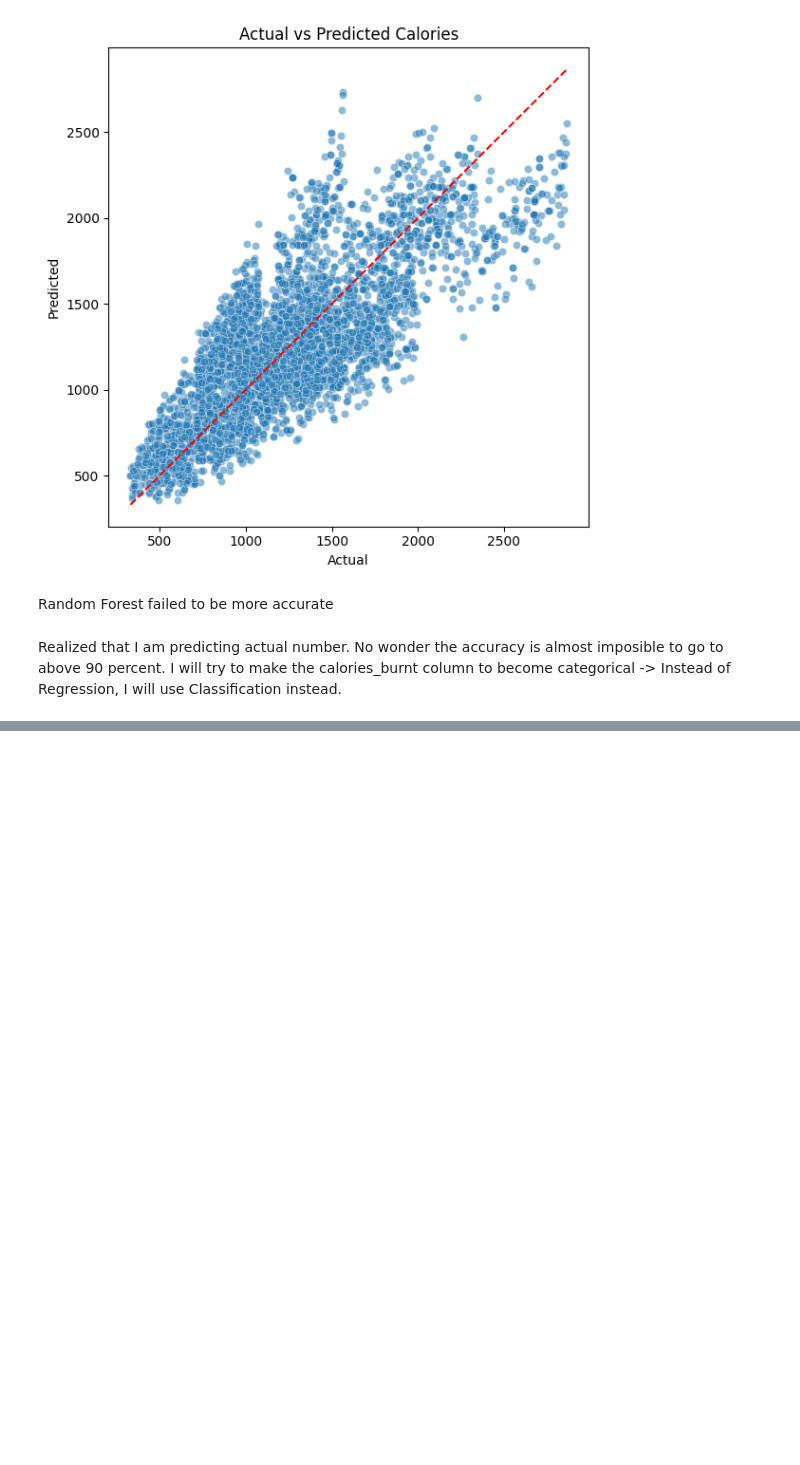
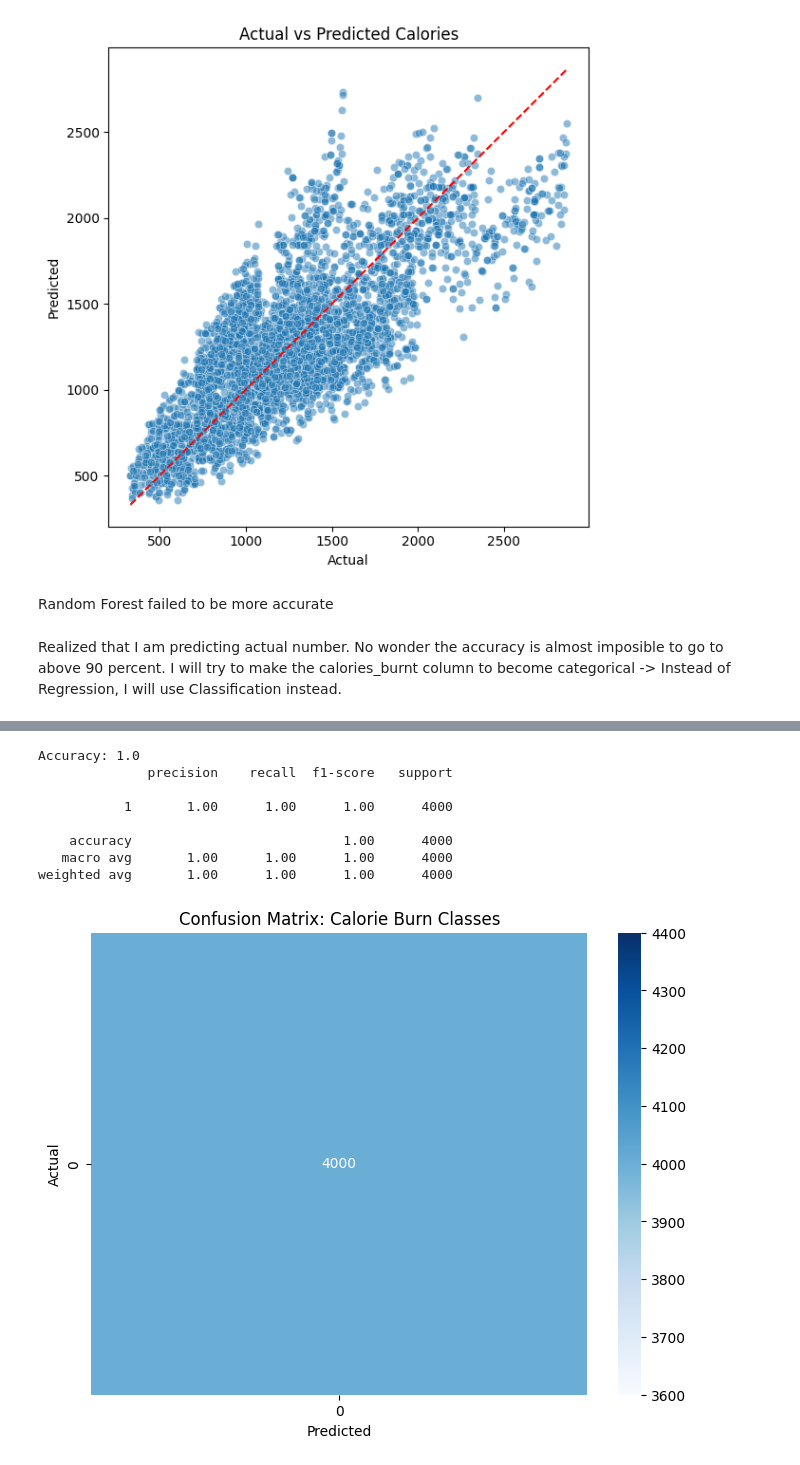
Before and after one commit to luciuswilbert/life_style_ml_Classification, a Jupyter notebook: main.ipynb, the cells around one changed output, grey strips where cells are left out. Cells and saved outputs as stored; diff of their text form; code cells hidden in the pictures; blank space fills up the shorter version.

Commit message:
Actually, when I convert let's say 0 to 250 becoming '1', it becomes blurry, the model cannot catch the actual number of the calories burnt

```diff
--- a/main.ipynb
+++ b/main.ipynb
@@ -438,0 +473,48 @@ File saved as Calories_Burned_Categorized.csv
+# %%
+import pandas as pd
+from sklearn.model_selection import train_test_split
+from sklearn.ensemble import RandomForestClassifier
+from sklearn.metrics import accuracy_score, classification_report, confusion_matrix
+import seaborn as sns
+import matplotlib.pyplot as plt
+
+# 1. Load transformed data
+df = pd.read_csv("Calories_Burned_Categorized.csv")
+
+# 2. Define features and target
+X = df[['Session_Duration (hours)', 'Experience_Level',
+        'Water_Intake (liters)', 'interaction']]
+y = df['Calories_Class']
+
+# 3. Split into train/test
+X_train, X_test, y_train, y_test = train_test_split(X, y, test_size=0.2, random_state=42)
+
+# 4. Train model
+clf = RandomForestClassifier(random_state=42)
+clf.fit(X_train, y_train)
+
+# 5. Predict
+y_pred = clf.predict(X_test)
+
+# 6. Evaluate
+print("Accuracy:", accuracy_score(y_test, y_pred))
+print(classification_report(y_test, y_pred))
+
+# 7. Confusion matrix
+cm = confusion_matrix(y_test, y_pred)
+plt.figure(figsize=(8,6))
+sns.heatmap(cm, annot=True, fmt='d', cmap='Blues')
+plt.xlabel('Predicted')
+plt.ylabel('Actual')
+plt.title('Confusion Matrix: Calorie Burn Classes')
+plt.show()
+# %% [output]
+Accuracy: 1.0
+              precision    recall  f1-score   support
+
+           1       1.00      1.00      1.00      4000
+
+    accuracy                           1.00      4000
+   macro avg       1.00      1.00      1.00      4000
+weighted avg       1.00      1.00      1.00      4000
+[figure, added]
```
Also changed, not shown: parts of 2 cells of this notebook, 1 other file.
